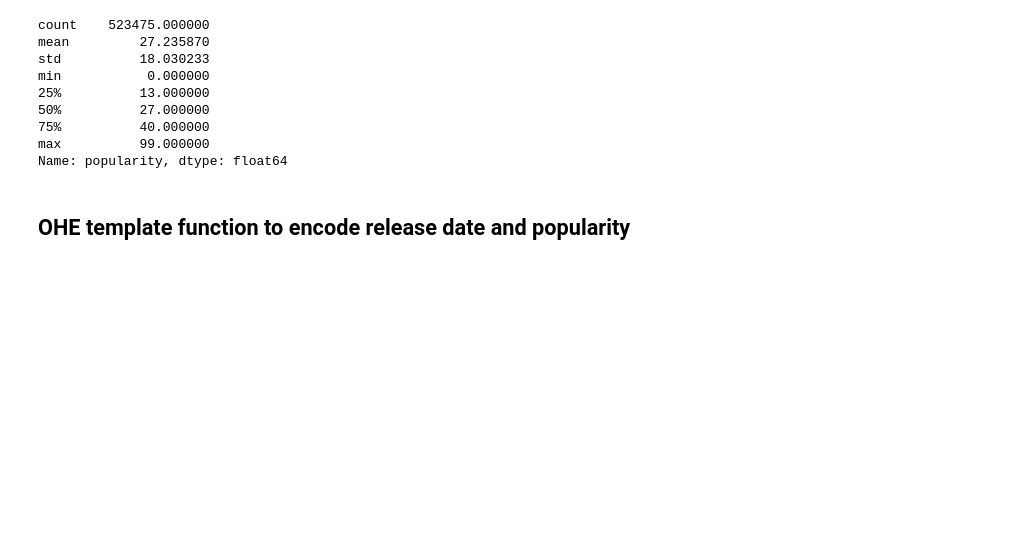
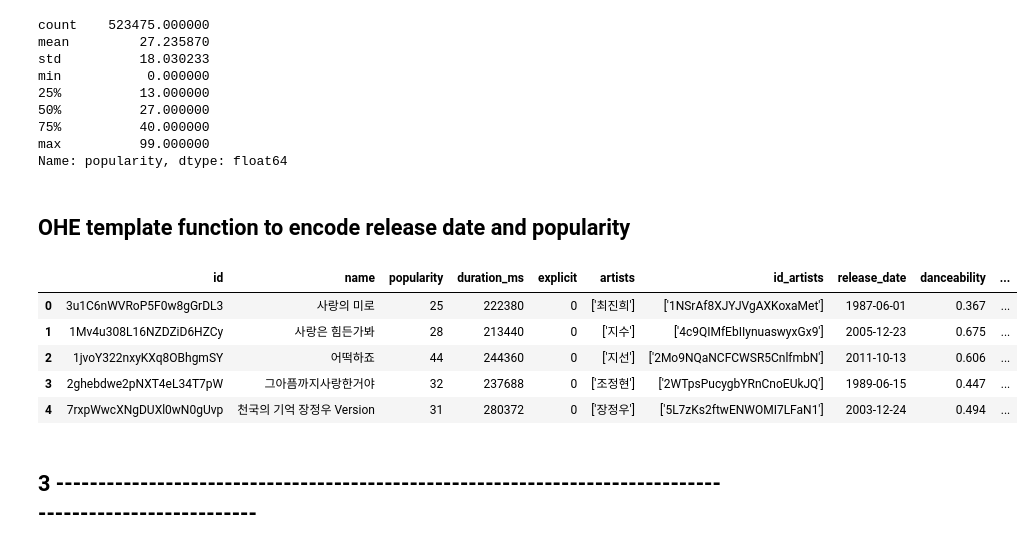
Before and after one commit to BlackTulipLatte/spotify-recommendation-engine, a Jupyter notebook: recommendation-engine.ipynb, the cells around one changed output. Cells and saved outputs as stored; diff of their text form; code cells hidden in the pictures; blank space fills up the shorter version.

```diff
--- a/recommendation-engine.ipynb
+++ b/recommendation-engine.ipynb
@@ -181,3 +177,15 @@ max          99.000000
 Name: popularity, dtype: float64
 # %% [markdown]
 ## OHE template function to encode release date and popularity
+# %%
+## Section off the popularity so we can one-hot encode it
+ready_de['popularity_red'] = ready_de['popularity'].apply(lambda x: int(x/5))
+# %%
+ready_de.head()
+# %% [output]
+|  | id | name | popularity | duration_ms | explicit | artists | id_artists | release_date | danceability | ... |
+| 0 | 3u1C6nWVRoP5F0w8gGrDL3 | 사랑의 미로 | 25 | 222380 | 0 | ['최진희'] | ['1NSrAf8XJYJVgAXKoxaMet'] | 1987-06-01 | 0.367 | ... |
+| 1 | 1Mv4u308L16NZDZiD6HZCy | 사랑은 힘든가봐 | 28 | 213440 | 0 | ['지수'] | ['4c9QIMfEbIIynuaswyxGx9'] | 2005-12-23 | 0.675 | ... |
+| 2 | 1jvoY322nxyKXq8OBhgmSY | 어떡하죠 | 44 | 244360 | 0 | ['지선'] | ['2Mo9NQaNCFCWSR5CnlfmbN'] | 2011-10-13 | 0.606 | ... |
+| 3 | 2ghebdwe2pNXT4eL34T7pW | 그아픔까지사랑한거야 | 32 | 237688 | 0 | ['조정현'] | ['2WTpsPucygbYRnCnoEUkJQ'] | 1989-06-15 | 0.447 | ... |
+| 4 | 7rxpWwcXNgDUXl0wN0gUvp | 천국의 기억 장정우 Version | 31 | 280372 | 0 | ['장정우'] | ['5L7zKs2ftwENWOMI7LFaN1'] | 2003-12-24 | 0.494 | ... |
@@ -183,0 +259,2 @@ Name: popularity, dtype: float64
+# %% [markdown]
+## 3 ---------------------------------------------------------------------------------------------------------
```
Also changed, not shown: parts of 8 cells of this notebook.
